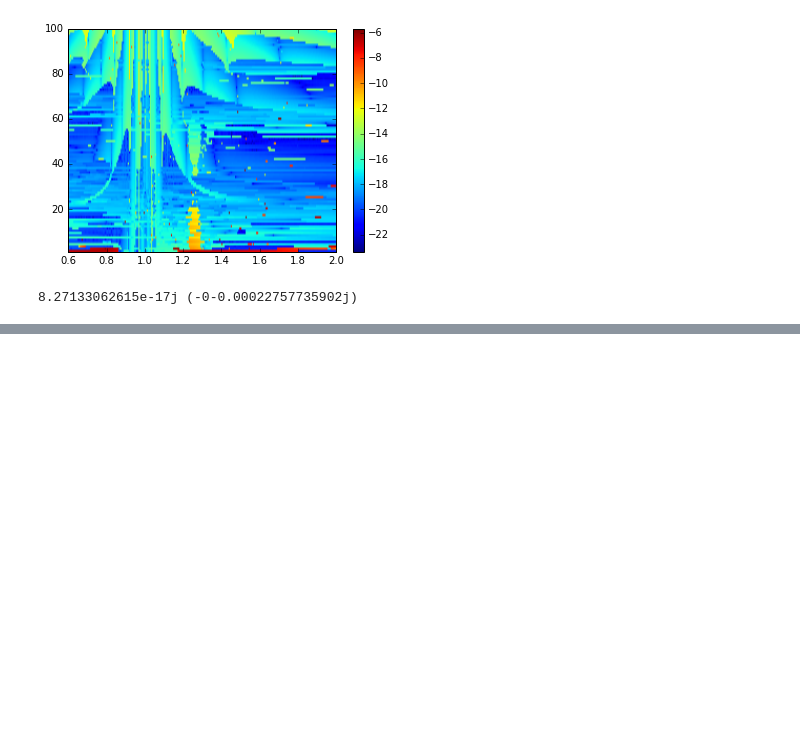
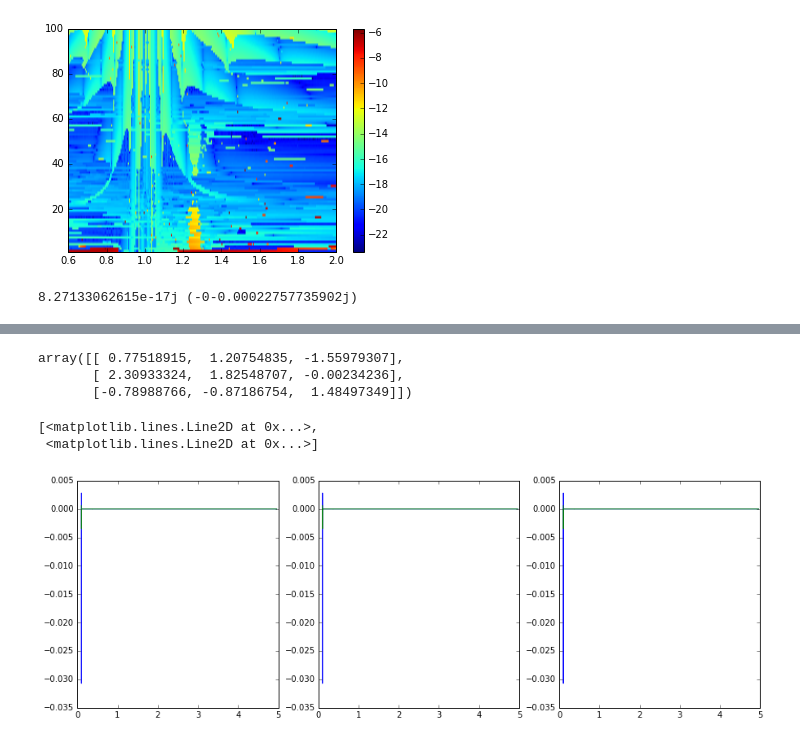
Before and after one commit to adamdempsey90/linearwaves, a Jupyter notebook: python/block_solver.ipynb, the cells around one changed output, grey strips where cells are left out. Saved outputs shown, nothing was run; the diff lists cells and outputs as text; code cells hidden in the pictures; blank space fills up the shorter version.

```diff
--- a/python/block_solver.ipynb
+++ b/python/block_solver.ipynb
@@ -718,0 +722,26 @@ array([  0.57414392,   1.03098295,  -0.30825409,  -1.0757007 ,
+# %%
+sol_sm
+# %% [output]
+array([[ 0.77518915,  1.20754835, -1.55979307],
+       [ 2.30933324,  1.82548707, -0.00234236],
+       [-0.78988766, -0.87186754,  1.48497349]])
+# %%
+dat = np.fromfile('../outputs/res.dat')
+n = int(dat[0])
+dat = dat[1:]
+r = dat[:n]
+dat = dat[n:]
+u = dat[:n] + 1j*dat[n:2*n]
+dat[2*n:]
+v = dat[:n] + 1j*dat[n:2*n]
+dat[2*n:]
+s = dat[:n] + 1j*dat[n:2*n]
+# %%
+fig,axes = plt.subplots(1,3,figsize=(15,5))
+axes[0].plot(r,u.real,r,u.imag)
+axes[1].plot(r,v.real,r,v.imag)
+axes[2].plot(r,s.real,r,s.imag)
+# %% [output]
+[<matplotlib.lines.Line2D at 0x...>,
+ <matplotlib.lines.Line2D at 0x...>]
+[figure, added]
```
Also changed, not shown: parts of 4 cells of this notebook, 11 other files.
